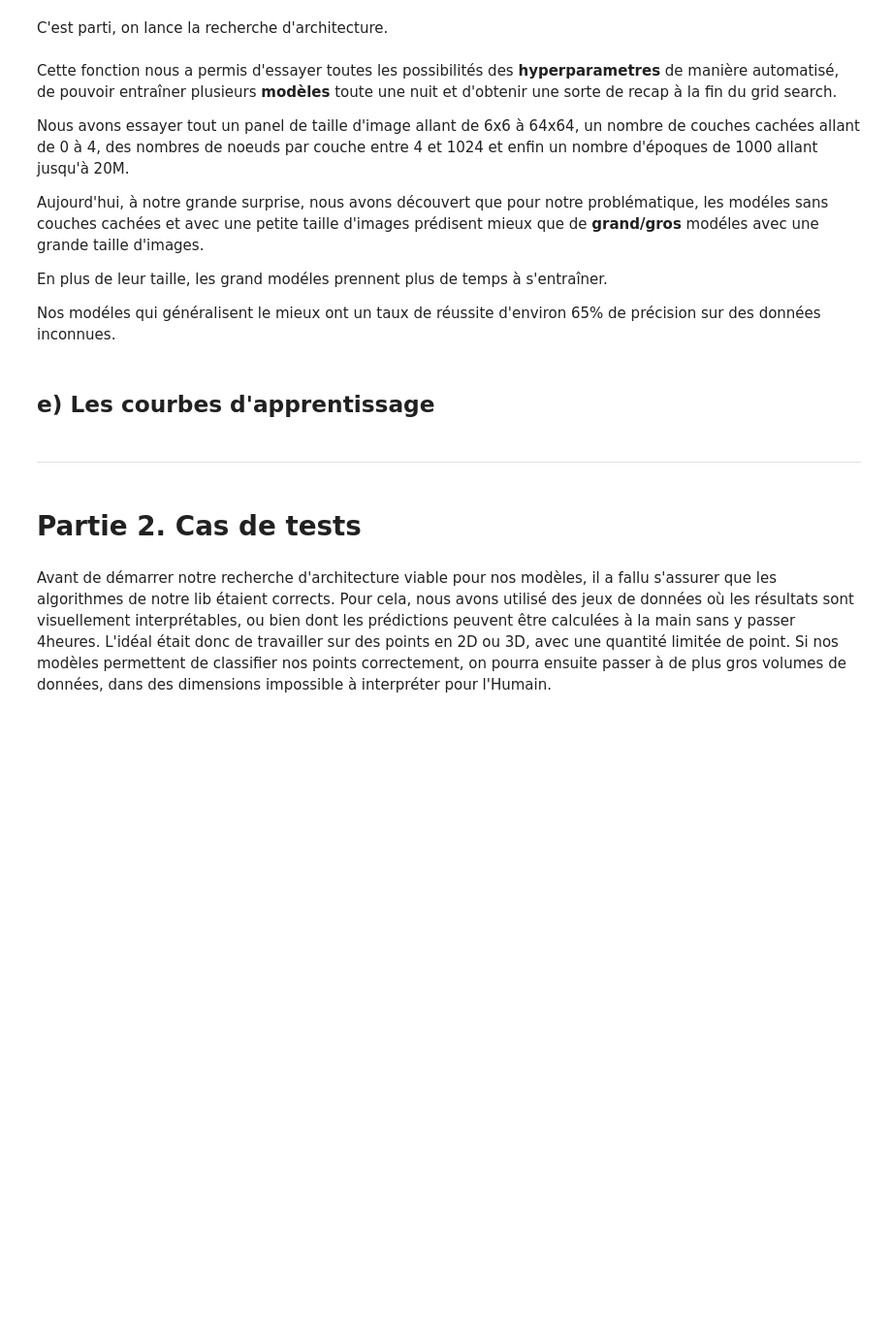
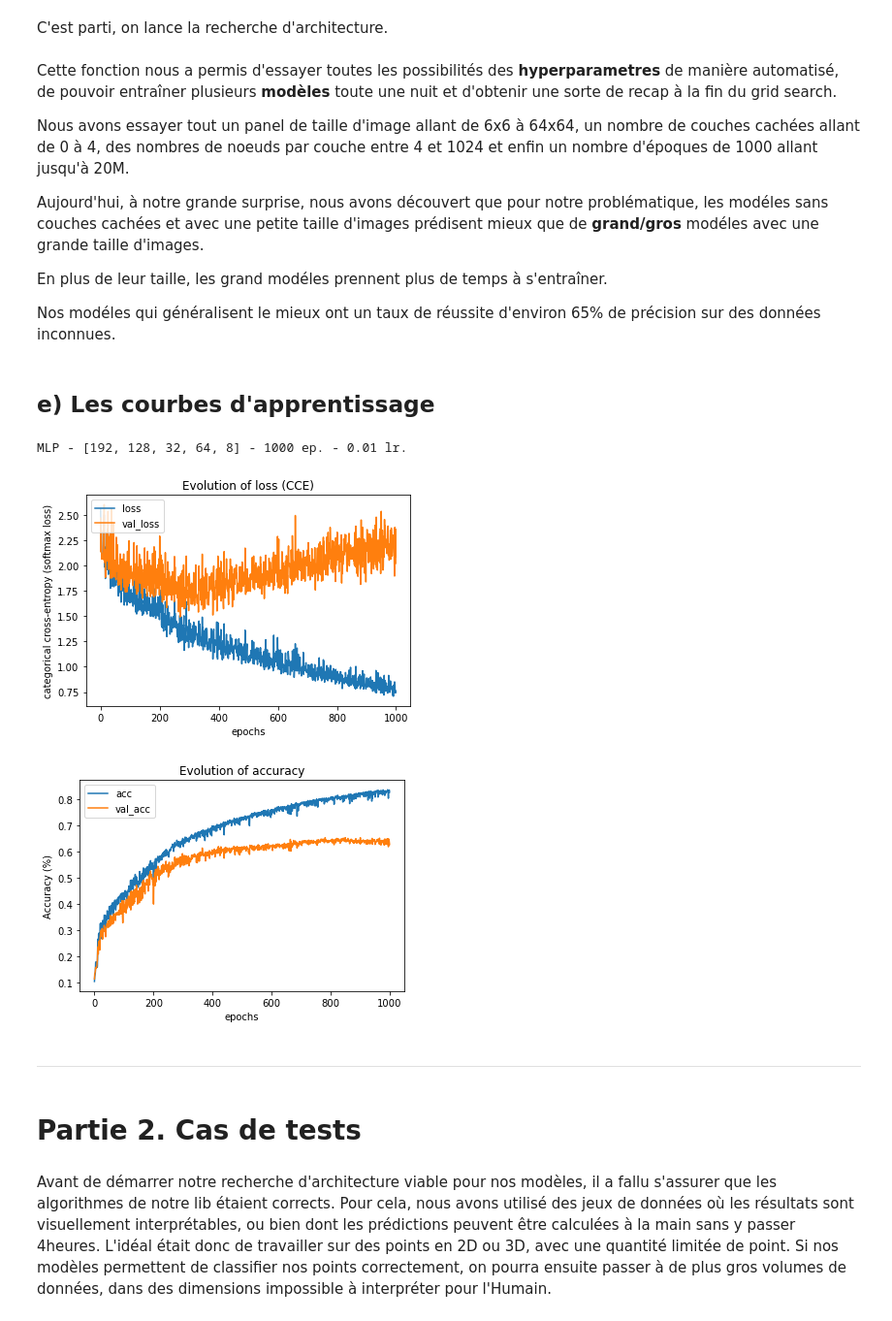
Before and after one commit to Levorilh/ml_python, a Jupyter notebook: rapport.ipynb, the cells around one changed output. Shown at 97% size. Cells and saved outputs as stored; diff of their text form; code cells hidden in the pictures; blank space fills up the shorter version.

```diff
--- a/rapport.ipynb
+++ b/rapport.ipynb
@@ -362,11 +445,11 @@ import random
 # %% [markdown]
 On insére les hyperparametres que l'on souhaite essayer sur notre modéle à la prochaine cellule.
 # %%
-number_of_hidden_layers = [0, 1, 2, 3]
-hidden_layers = [8, 16, 32, 64]
-size_img = [(8, 8), (16, 16), (32, 32)]
-EPOCHS = [100, 200]
-alphas = [1e-2, 1e-3, 1e-4]
+number_of_hidden_layers = [3, 4, 5]
+hidden_layers = [32, 64, 128]
+size_img = [(8, 8), (16, 16)]
+EPOCHS = [100]
+alphas = [1e-2, 1e-3]
 # %%
 def accuracy_for_grid_search(model, len_output, X_tr, y_tr, X_val, y_val):
     """
@@ -461,10 +544,8 @@ class LearningPlot:
             input_dim = params.get("input_dim")
             epochs = params.get("epochs")
             alpha = params.get("alpha")
-            self.display_mlp_curves(input_dim, epochs, alpha)
-        elif self.model_name.lower() == "perceptron":
-            # TODO
-            ...
+            size_img = params.get("size_img")
+            self.display_mlp_curves(size_img, input_dim, epochs, alpha)
         elif self.model_name.lower() == "rbf":
             input_dim = params.get("input_dim")
             epochs = params.get("epochs")
@@ -478,7 +559,6 @@ class LearningPlot:
 
     def display_rbf_curves(self, input_dim, num_classes, k, epochs):
         # TODO : NOT WORKING YET
-
         losses, val_losses, accs, val_accs = [], [], [], []
 
         model = create_rbfn_model(input_dim, num_classes, k)
@@ -534,9 +614,11 @@ class LearningPlot:
             plt.show()
 
 
-    def display_mlp_curves(self, input_dim, epochs, alpha):
+    def display_mlp_curves(self, size_img, input_dim, epochs, alpha):
         losses, val_losses, accs, val_accs = [], [], [], []
         model, last_output_layer = create_mlp_model(input_dim)
+
+        (X_train, y_train), (X_valid, y_valid) = import_dataset(IMG_SIZE=size_img, data_aug=True)
 
         for ep in range(epochs):
             train_classification_stochastic_gradient_backpropagation_mlp_model(model, X_train, y_train.flatten(), epochs=len(X_train))
@@ -570,7 +652,10 @@ class LearningPlot:
             val_losses.append(loss(y_true_l, y_preds_l))
             val_accs.append(accuracy_score(y_true, y_preds))
 
+
             clear_output(True)
+
+            print(f"MLP - {input_dim} - {epochs} ep. - {alpha} lr.")
 
             plt.plot(losses)
             plt.plot(val_losses)
@@ -597,3 +675,13 @@ r.display(input_dim=len(X_train[0]), epochs=40, num_classes=NUM_CLASSES, k=NUM_C
+# %%
+m = LearningPlot("MLP")
+
+IMG_SIZE=(8, 8)
+
+m.display(size_img=IMG_SIZE, input_dim=[IMG_SIZE[0]*IMG_SIZE[1]*3, 128, 32, 64, NUM_CLASSES], epochs=1000, alpha=0.01)
+# %% [output]
+MLP - [192, 128, 32, 64, 8] - 1000 ep. - 0.01 lr.
+[figure, added]
+[figure, added]
 # %% [markdown]
 ---
 # %% [markdown]
```
Also changed, not shown: parts of 28 cells of this notebook, 3 other files.
